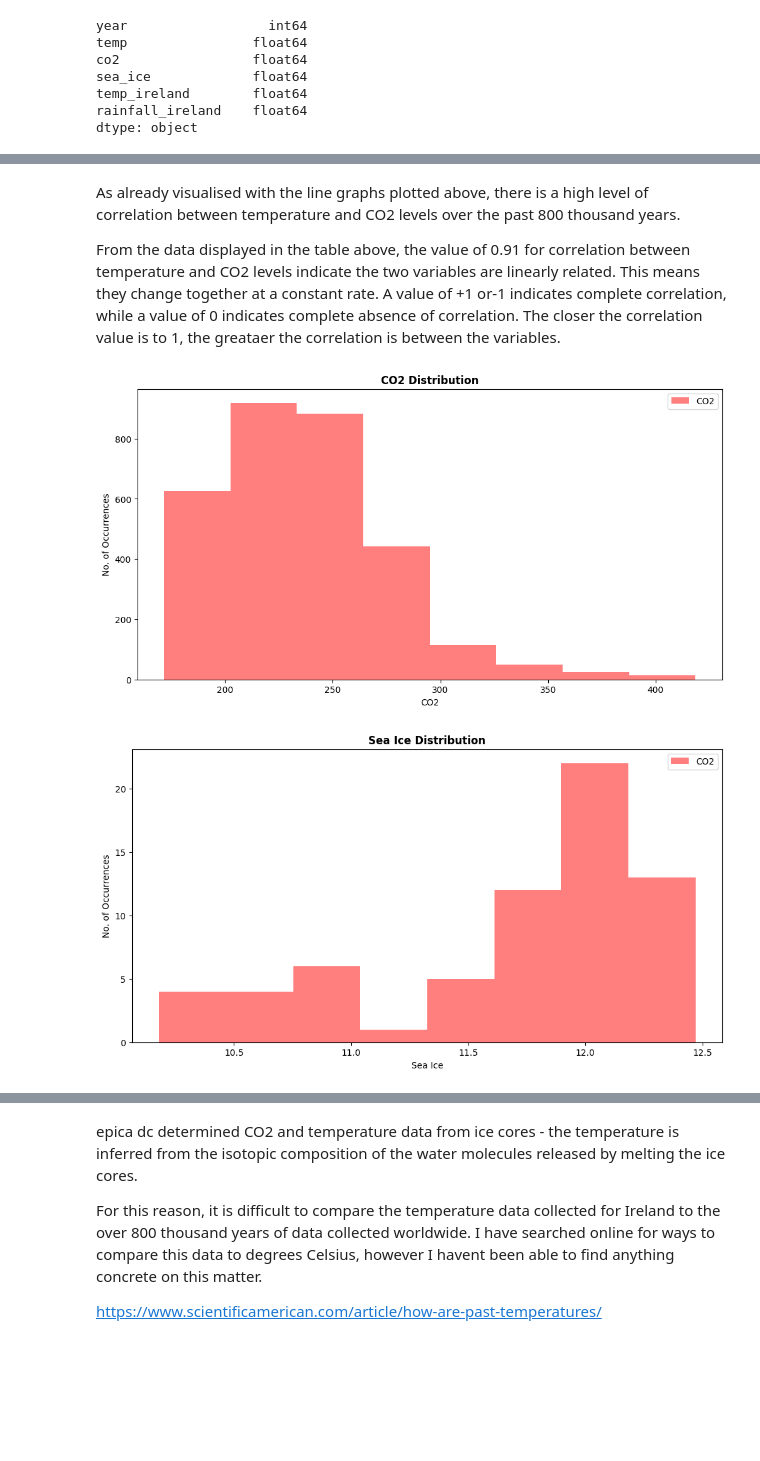
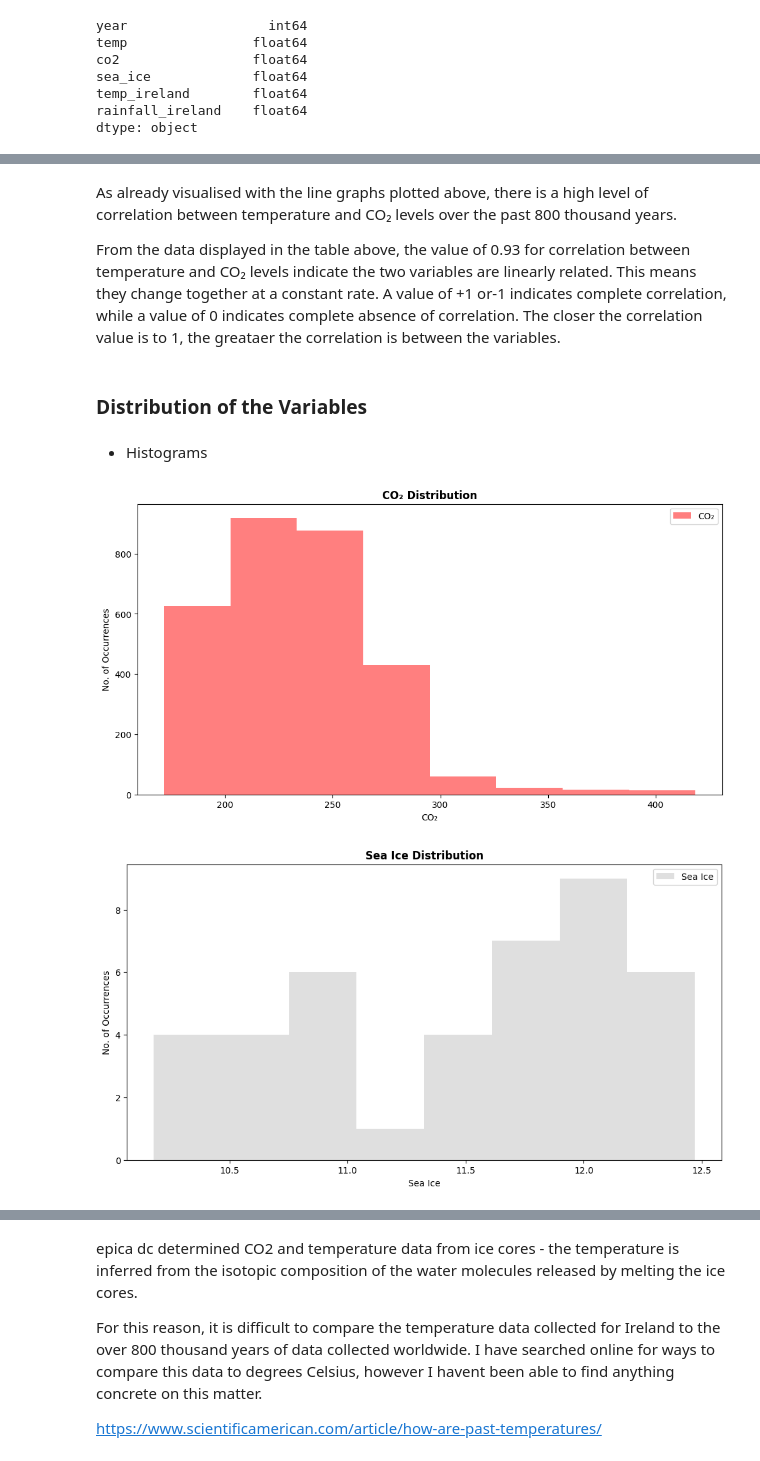
Before and after one commit to rachel-king4/PfDA_Assignment_2, a Jupyter notebook: pfda_assignment_2.ipynb, the cells around one changed output, grey strips where cells are left out. Saved outputs shown, nothing was run; the diff lists cells and outputs as text; code cells hidden in the pictures; blank space fills up the shorter version.

```diff
--- a/pfda_assignment_2.ipynb
+++ b/pfda_assignment_2.ipynb
@@ -419,6 +419,7 @@ plt.legend(loc='upper center')
 ## Combining Data into one Dataframe
 # %%
 combined_data = temp_CO2_present.merge(df_seaice_mean, on='year', how='outer').merge(ireland_temp, on='year', how='outer').merge(ireland_rainfall, on='year', how='outer')
+combined_data = combined_data.sort_values('co2', ascending=False).drop_duplicates('year').sort_index()
 combined_data.sort_values(by=['year'], inplace=True, ascending=True);
 #temp_CO2_present = temp_CO2_present.astype({'year':'int'})
 combined_data.to_csv('combined_data.csv', index=False)
@@ -462,31 +463,35 @@ Correlation:
 # %% [markdown]
-As already visualised with the line graphs plotted above, there is a high level of correlation between temperature and CO2 levels over the past 800 thousand years.
+As already visualised with the line graphs plotted above, there is a high level of correlation between temperature and CO₂ levels over the past 800 thousand years.
 
-From the data displayed in the table above, the value of 0.91 for correlation between temperature and CO2 levels indicate the two variables are linearly related. This means they change together at a constant rate. A value of +1 or-1 indicates complete correlation, while a value of 0 indicates complete absence of correlation. The closer the correlation value is to 1, the greataer the correlation is between the variables.
+From the data displayed in the table above, the value of 0.93 for correlation between temperature and CO₂ levels indicate the two variables are linearly related. This means they change together at a constant rate. A value of +1 or-1 indicates complete correlation, while a value of 0 indicates complete absence of correlation. The closer the correlation value is to 1, the greataer the correlation is between the variables.
+# %% [markdown]
+### Distribution of the Variables
+# %% [markdown]
+- Histograms
 # %%
 # Plot a Histogram for CO2 Distribution
 
 fig, ax = plt.subplots(figsize = (12,6))
 
-ax.set_title("CO2 Distribution", fontweight='bold') # to set the title of the plot
-ax.set(xlabel='CO2')    # to set the x axis title
+ax.set_title("CO₂ Distribution", fontweight='bold') # to set the title of the plot
+ax.set(xlabel='CO₂')    # to set the x axis title
 ax.set(ylabel="No. of Occurrences") # to set the y axis title
-ax.hist(combined_data['co2'], bins=8, alpha=0.5, label="CO2", color='red')  # to plot a histogram of CO2 distribution
+ax.hist(combined_data['co2'], bins=8, alpha=0.5, label="CO₂", color='red')  # to plot a histogram of CO2 distribution
 ax.legend(loc='upper right'); # to place the legend of the plot in the upper right
 # %% [output]
-[figure, old version]
+[figure, new version]
 # %%
 # Plot a Histogram for Sea Ice Distribution
 
 fig, ax = plt.subplots(figsize = (12,6))
 
 ax.set_title("Sea Ice Distribution", fontweight='bold') # to set the title of the plot
 ax.set(xlabel='Sea Ice')    # to set the x axis title
 ax.set(ylabel="No. of Occurrences") # to set the y axis title
-ax.hist(combined_data['sea_ice'], bins=8, alpha=0.5, label="CO2", color='red')  # to plot a histogram of sea ice distribution
+ax.hist(combined_data['sea_ice'], bins=8, alpha=0.5, label="Sea Ice", color='silver')  # to plot a histogram of sea ice distribution
 ax.legend(loc='upper right'); # to place the legend of the plot in the upper right
 # %% [output]
-[figure, old version]
+[figure, new version]
 # %%
 # Plot a Histogram for Temperature and Rainfall in Ireland Distribution
 
```
Also changed, not shown: parts of 23 cells of this notebook, 2 other files.
